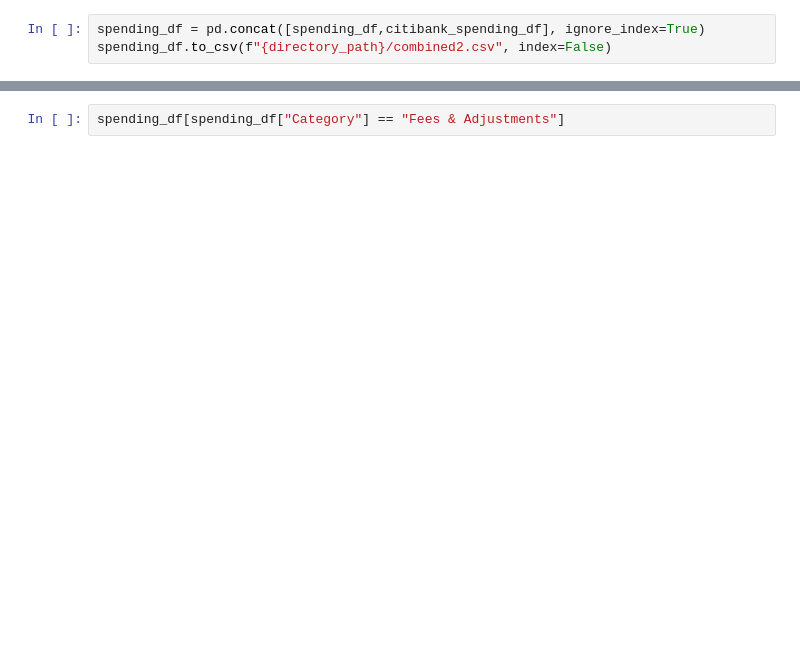
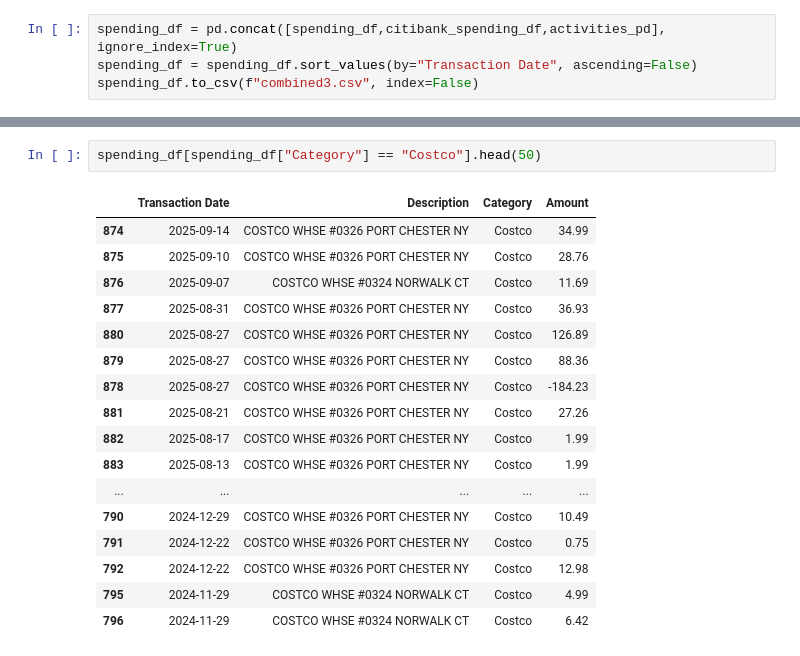
Before and after one commit to raymdlau13/spending, a Jupyter notebook: analysis.ipynb, the cells around one changed output, grey strips where cells are left out. Cells and saved outputs as stored; diff of their text form; blank space fills up the shorter version.

```diff
--- a/analysis.ipynb
+++ b/analysis.ipynb
@@ -78,6 +131,7 @@ citibank_spending_df.head(30)
 # %%
-spending_df = pd.concat([spending_df,citibank_spending_df], ignore_index=True)
-spending_df.to_csv(f"{directory_path}/combined2.csv", index=False)
+spending_df = pd.concat([spending_df,citibank_spending_df,activities_pd], ignore_index=True)
+spending_df = spending_df.sort_values(by="Transaction Date", ascending=False)
+spending_df.to_csv(f"combined3.csv", index=False)
 # %%
 import matplotlib.pyplot as plt
 
@@ -103,2 +160,20 @@ plt.show()
-# %%
-spending_df[spending_df["Category"] == "Fees & Adjustments"]
+# %%
+spending_df[spending_df["Category"] == "Costco"].head(50)
+# %% [output]
+|  | Transaction Date | Description | Category | Amount |
+| 874 | 2025-09-14 | COSTCO WHSE #0326 PORT CHESTER NY | Costco | 34.99 |
+| 875 | 2025-09-10 | COSTCO WHSE #0326 PORT CHESTER NY | Costco | 28.76 |
+| 876 | 2025-09-07 | COSTCO WHSE #0324 NORWALK CT | Costco | 11.69 |
+| 877 | 2025-08-31 | COSTCO WHSE #0326 PORT CHESTER NY | Costco | 36.93 |
+| 880 | 2025-08-27 | COSTCO WHSE #0326 PORT CHESTER NY | Costco | 126.89 |
+| 879 | 2025-08-27 | COSTCO WHSE #0326 PORT CHESTER NY | Costco | 88.36 |
+| 878 | 2025-08-27 | COSTCO WHSE #0326 PORT CHESTER NY | Costco | -184.23 |
+| 881 | 2025-08-21 | COSTCO WHSE #0326 PORT CHESTER NY | Costco | 27.26 |
+| 882 | 2025-08-17 | COSTCO WHSE #0326 PORT CHESTER NY | Costco | 1.99 |
+| 883 | 2025-08-13 | COSTCO WHSE #0326 PORT CHESTER NY | Costco | 1.99 |
+| ... | ... | ... | ... | ... |
+| 790 | 2024-12-29 | COSTCO WHSE #0326 PORT CHESTER NY | Costco | 10.49 |
+| 791 | 2024-12-22 | COSTCO WHSE #0326 PORT CHESTER NY | Costco | 0.75 |
+| 792 | 2024-12-22 | COSTCO WHSE #0326 PORT CHESTER NY | Costco | 12.98 |
+| 795 | 2024-11-29 | COSTCO WHSE #0324 NORWALK CT | Costco | 4.99 |
+| 796 | 2024-11-29 | COSTCO WHSE #0324 NORWALK CT | Costco | 6.42 |
```
Also changed, not shown: parts of 4 cells of this notebook, 2 other files.
